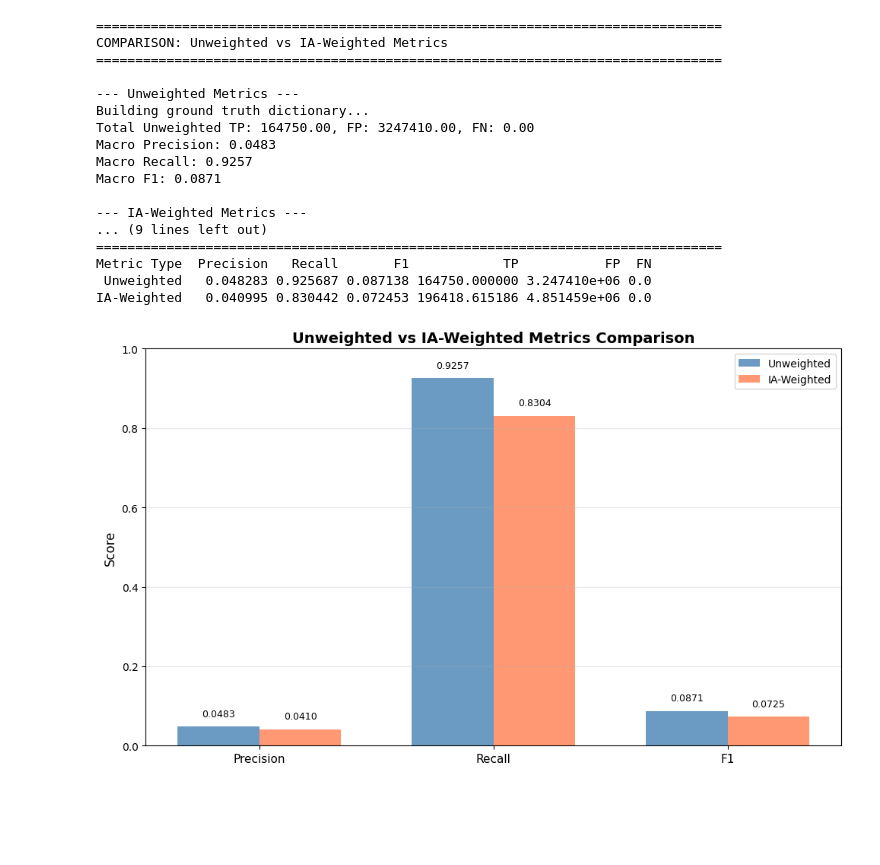
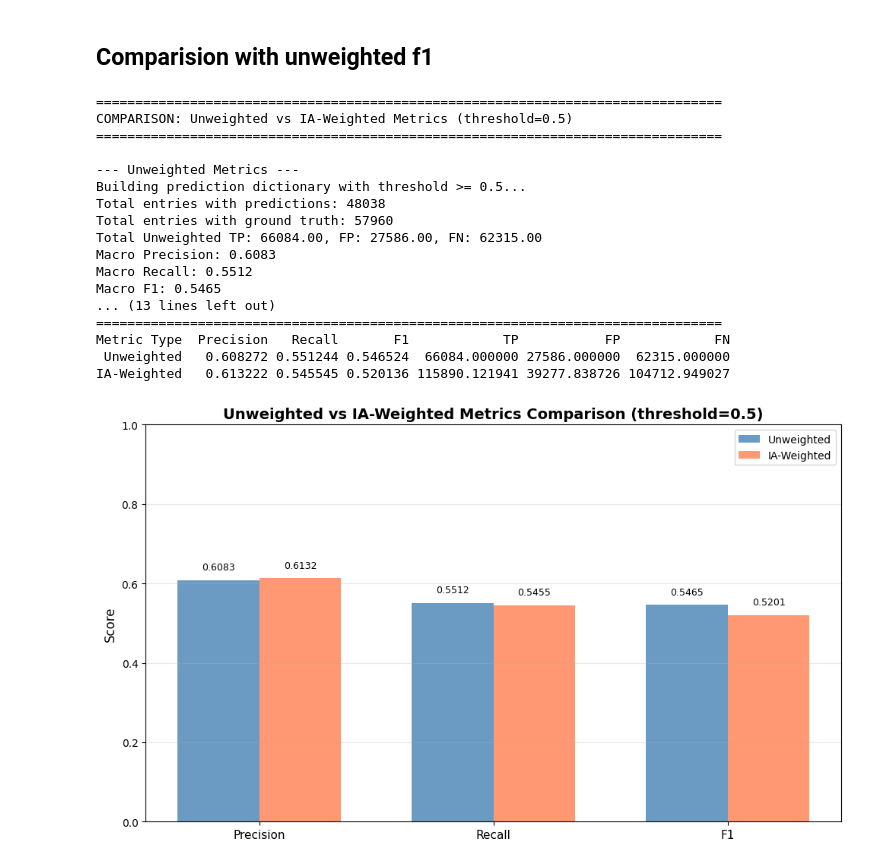
Before and after one commit to tnshp/CAFA6_embeds_model, a Jupyter notebook: test_model.ipynb, the cells around one changed output. Saved outputs shown, nothing was run; the diff lists cells and outputs as text; code cells hidden in the pictures; blank space fills up the shorter version.

```diff
--- a/test_model.ipynb
+++ b/test_model.ipynb
@@ -479,5 +396,0 @@ plt.show()
-# %%
-import matplotlib.pyplot as plt
-i = 104
-plt.plot(np.arange(predictions_list[i].shape[0]), predictions_list[i])
-plt.scatter(np.arange(true_list[i].shape[0]), true_list[i])
@@ -487,15 +396,0 @@ plt.scatter(np.arange(true_list[i].shape[0]), true_list[i])
-# %%
-# Rebuild predictions and ground truth DataFrames from arrays
-# We need to match predictions back to EntryIDs and terms
-
-entry_ids_list = []
-terms_list = []
-
-for idx in all_indices:
-    row = data['seq_2_terms'].iloc[idx]
-    entry_ids_list.append(row['qseqid'])
-    terms_list.append(row['terms_predicted'])
-
-print(f"Collected {len(entry_ids_list)} entries with their terms")
-print(f"Predictions shape: {predictions_list.shape}")
-print(f"True labels shape: {true_list.shape}")
@@ -573,5 +397,12 @@ Unique proteins in ground truth: 49353
 # %%
-ia_df = pd.read_csv("/mnt/d/ML/Kaggle/CAFA6/cafa-6-protein-function-prediction/IA.tsv", sep="\t", header=None)
-ia_df.columns = ['terms', 'ia']
-ia_df
+# Load IA scores for weighted metric calculation
+ia_file_path = data_paths.get('ia_file_path')
+if ia_file_path and os.path.exists(ia_file_path):
+    ia_df = pd.read_csv(ia_file_path, sep="\\t", header=None, engine='python')
+    ia_df.columns = ['terms', 'ia']
+    print(f"Loaded {len(ia_df)} IA scores from {ia_file_path}")
+else:
+    ia_df = None
+    print("IA file not found or specified, will use unweighted metrics.")
+ia_df.head()
 # %% [output]
@@ -695,14 +534,16 @@ Macro F1: 0.0871
+# %% [markdown]
+## Comparision with unweighted f1
 # %%
-# Compare unweighted vs IA-weighted metrics
+# Compare unweighted vs IA-weighted metrics with different thresholds
 print("="*80)
-print("COMPARISON: Unweighted vs IA-Weighted Metrics")
+print("COMPARISON: Unweighted vs IA-Weighted Metrics (threshold=0.5)")
 print("="*80)
 
 print("\n--- Unweighted Metrics ---")
-metrics_unweighted = compute_fmax_topk(pred_df_full, gt_df, ia_df=None)
+metrics_unweighted = compute_f1(gt_dict, predictions_list, entry_ids_list, term_list, threshold=0.5, ia_df=None)
 
 print("\n--- IA-Weighted Metrics ---")
-metrics_ia_weighted = compute_fmax_topk(pred_df_full, gt_df, ia_df=ia_df)
+metrics_ia_weighted = compute_f1(gt_dict, predictions_list, entry_ids_list, term_list, threshold=0.5, ia_df=ia_df)
 
 # Create comparison table
 comparison_data = {
@@ -726,44 +567,44 @@ fig, ax = plt.subplots(1, 1, figsize=(10, 6))
 
 metrics_to_plot = ['Precision', 'Recall', 'F1']
 x = np.arange(len(metrics_to_plot))
 width = 0.35
 
 unweighted_vals = [metrics_unweighted['precision'], metrics_unweighted['recall'], metrics_unweighted['f1']]
 weighted_vals = [metrics_ia_weighted['precision'], metrics_ia_weighted['recall'], metrics_ia_weighted['f1']]
 
 ax.bar(x - width/2, unweighted_vals, width, label='Unweighted', alpha=0.8, color='steelblue')
 ax.bar(x + width/2, weighted_vals, width, label='IA-Weighted', alpha=0.8, color='coral')
 ax.set_ylabel('Score', fontsize=12)
-ax.set_title('Unweighted vs IA-Weighted Metrics Comparison', fontsize=14, fontweight='bold')
+ax.set_title('Unweighted vs IA-Weighted Metrics Comparison (threshold=0.5)', fontsize=14, fontweight='bold')
 ax.set_xticks(x)
 ax.set_xticklabels(metrics_to_plot, fontsize=11)
 ax.legend(fontsize=10)
 ax.grid(True, alpha=0.3, axis='y')
 ax.set_ylim([0, 1.0])
 
 # Add value labels on bars
 for i, (unw_val, w_val) in enumerate(zip(unweighted_vals, weighted_vals)):
     ax.text(i - width/2, unw_val + 0.02, f'{unw_val:.4f}', ha='center', va='bottom', fontsize=9)
     ax.text(i + width/2, w_val + 0.02, f'{w_val:.4f}', ha='center', va='bottom', fontsize=9)
 
 plt.tight_layout()
 plt.show()
 # %% [output]
 ================================================================================
-COMPARISON: Unweighted vs IA-Weighted Metrics
+COMPARISON: Unweighted vs IA-Weighted Metrics (threshold=0.5)
 ================================================================================
 
 --- Unweighted Metrics ---
-Building ground truth dictionary...
-Total Unweighted TP: 164750.00, FP: 3247410.00, FN: 0.00
-Macro Precision: 0.0483
-Macro Recall: 0.9257
-Macro F1: 0.0871
-
---- IA-Weighted Metrics ---
-... (9 lines left out)
+Building prediction dictionary with threshold >= 0.5...
+Total entries with predictions: 48038
+Total entries with ground truth: 57960
+Total Unweighted TP: 66084.00, FP: 27586.00, FN: 62315.00
+Macro Precision: 0.6083
+Macro Recall: 0.5512
+Macro F1: 0.5465
+... (13 lines left out)
 ================================================================================
-Metric Type  Precision   Recall       F1            TP           FP  FN
- Unweighted   0.048283 0.925687 0.087138 164750.000000 3.247410e+06 0.0
-IA-Weighted   0.040995 0.830442 0.072453 196418.615186 4.851459e+06 0.0
+Metric Type  Precision   Recall       F1            TP           FP            FN
+ Unweighted   0.608272 0.551244 0.546524  66084.000000 27586.000000  62315.000000
+IA-Weighted   0.613222 0.545545 0.520136 115890.121941 39277.838726 104712.949027
-[figure, old version]
+[figure, new version]
```
Also changed, not shown: parts of 48 cells of this notebook, 6 other files.
